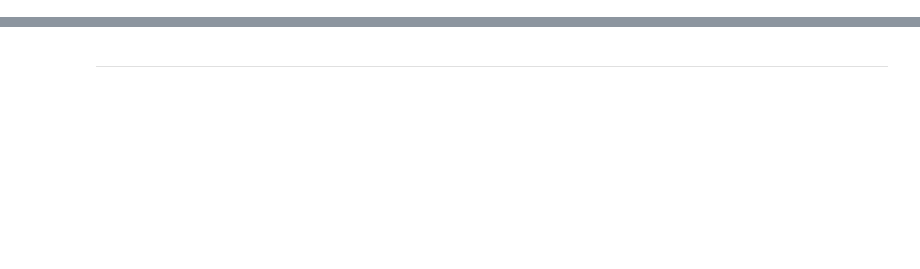
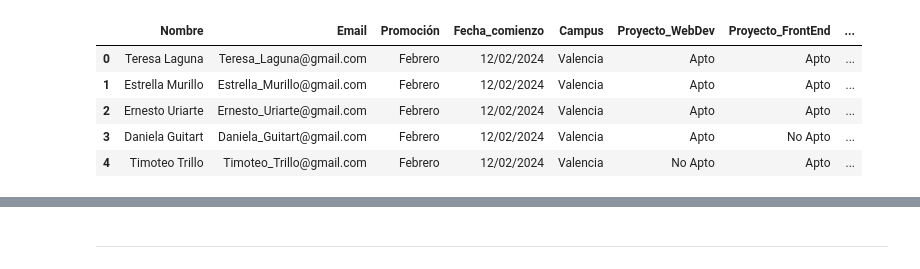
Before and after one commit to IreneAP19/DDBB, a Jupyter notebook: DDBB.ipynb, the cells around one changed output, grey strips where cells are left out. Drawn from its saved outputs; the diff is of its cells as text; code cells hidden in the pictures; blank space fills up the shorter version.

```diff
--- a/DDBB.ipynb
+++ b/DDBB.ipynb
@@ -2,0 +41,10 @@ import pandas as pd
+# %%
+clase4=pd.read_csv("data/clase_4.csv", sep =";")
+clase4.head()
+# %% [output]
+|  | Nombre | Email | Promoción | Fecha_comienzo | Campus | Proyecto_WebDev | Proyecto_FrontEnd | ... |
+| 0 | Teresa Laguna | Teresa_Laguna@gmail.com | Febrero | 12/02/2024 | Valencia | Apto | Apto | ... |
+| 1 | Estrella Murillo | Estrella_Murillo@gmail.com | Febrero | 12/02/2024 | Valencia | Apto | Apto | ... |
+| 2 | Ernesto Uriarte | Ernesto_Uriarte@gmail.com | Febrero | 12/02/2024 | Valencia | Apto | Apto | ... |
+| 3 | Daniela Guitart | Daniela_Guitart@gmail.com | Febrero | 12/02/2024 | Valencia | Apto | No Apto | ... |
+| 4 | Timoteo Trillo | Timoteo_Trillo@gmail.com | Febrero | 12/02/2024 | Valencia | No Apto | Apto | ... |
```
Also changed, not shown: parts of 29 cells of this notebook.
